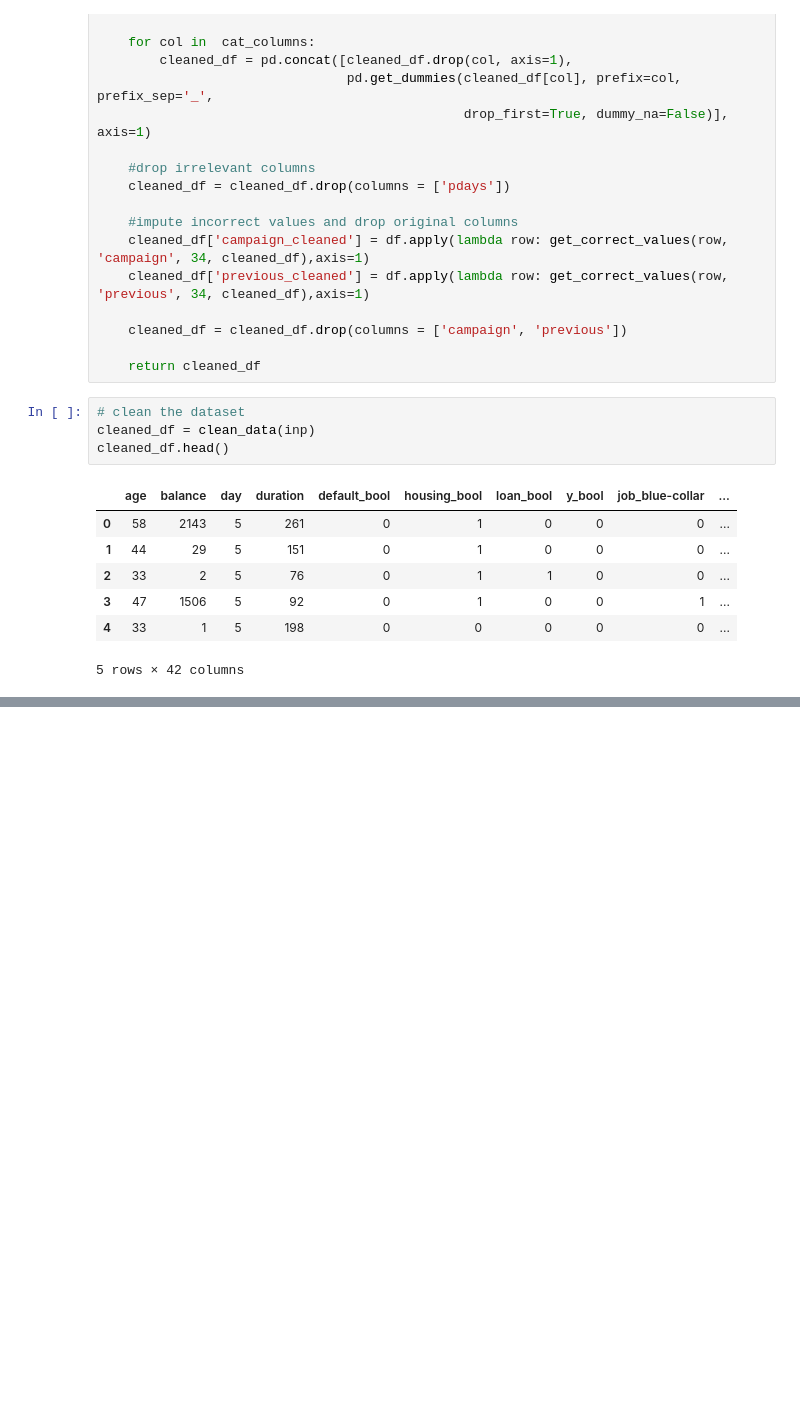
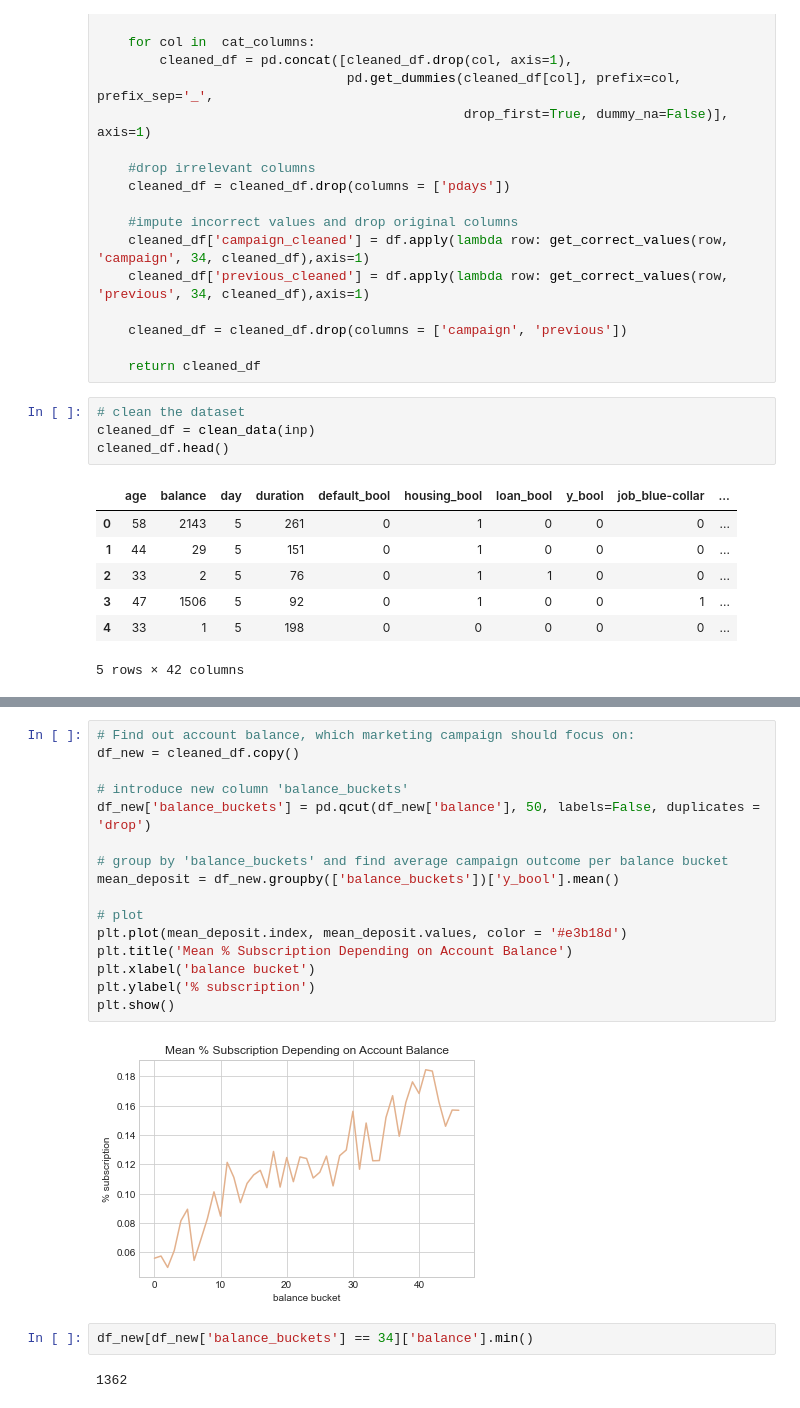
Before and after one commit to altaafkhan/term-deposit-analysis, a Jupyter notebook: script/term_deposit.ipynb, the cells around one changed output, grey strips where cells are left out. Cells and saved outputs as stored; diff of their text form; blank space fills up the shorter version.

```diff
--- a/script/term_deposit.ipynb
+++ b/script/term_deposit.ipynb
@@ -491,0 +559,22 @@ cleaned_df.head()
+# %%
+# Find out account balance, which marketing campaign should focus on:
+df_new = cleaned_df.copy()
+
+# introduce new column 'balance_buckets'
+df_new['balance_buckets'] = pd.qcut(df_new['balance'], 50, labels=False, duplicates = 'drop')
+
+# group by 'balance_buckets' and find average campaign outcome per balance bucket
+mean_deposit = df_new.groupby(['balance_buckets'])['y_bool'].mean()
+
+# plot
+plt.plot(mean_deposit.index, mean_deposit.values, color = '#e3b18d')
+plt.title('Mean % Subscription Depending on Account Balance')
+plt.xlabel('balance bucket')
+plt.ylabel('% subscription')
+plt.show()
+# %% [output]
+[figure, added]
+# %%
+df_new[df_new['balance_buckets'] == 34]['balance'].min()
+# %% [output]
+1362
```
Also changed, not shown: parts of 14 cells of this notebook.
